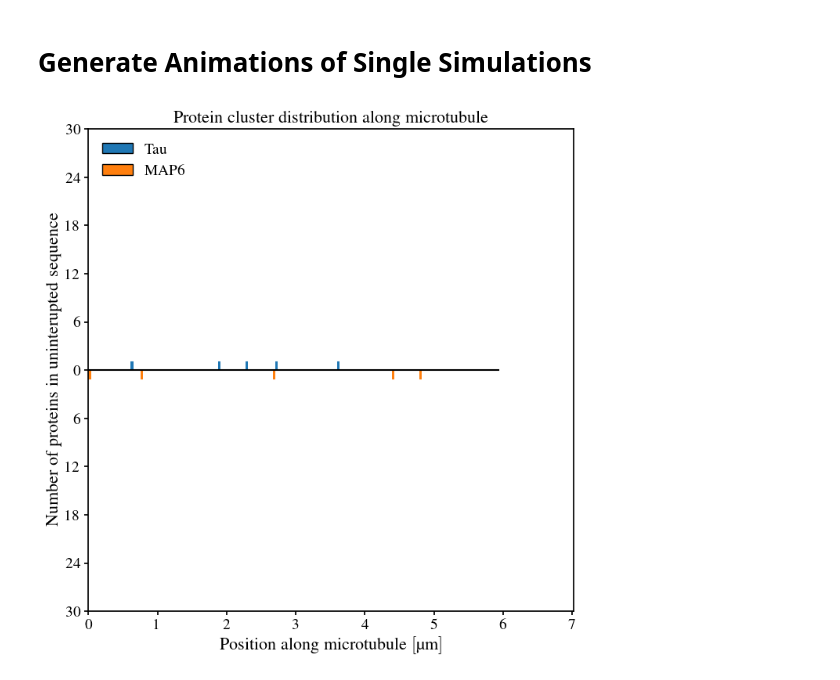
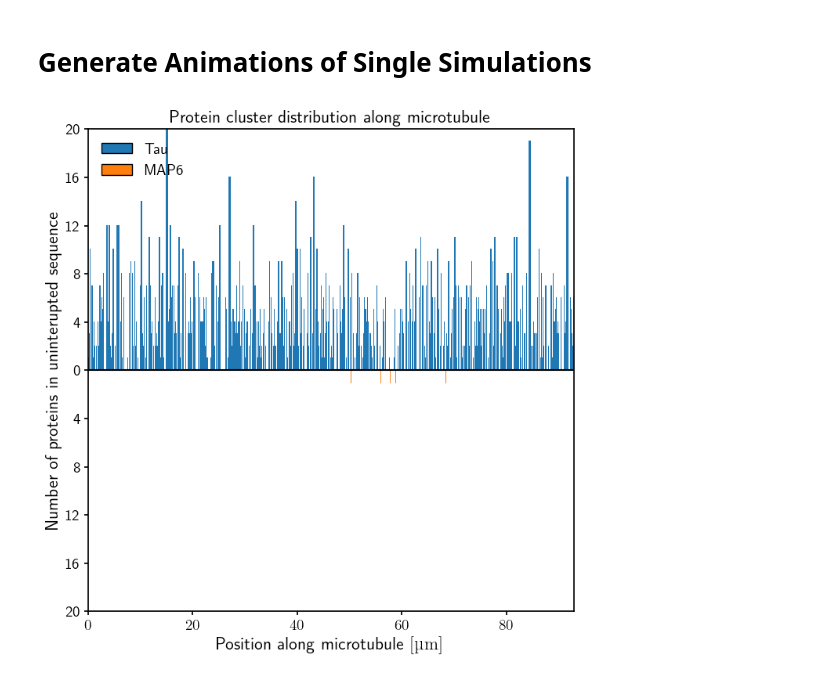
Before and after one commit to CWU-Computational-Biophysics/tau_mts, a Jupyter notebook: sim_animation.ipynb, the cells around one changed output. Saved outputs shown, nothing was run; the diff lists cells and outputs as text; code cells hidden in the pictures.

```diff
--- a/sim_animation.ipynb
+++ b/sim_animation.ipynb
@@ -25,18 +16,31 @@ anim_dir.mkdir(parents=True, exist_ok=True)
+# %%
+# import simulation data to the Simulation class
+sim_file = Path('paper_data2/fig2/fig2_true/true_sim_25_1.mat')
+sim = Simulation(mat_file=sim_file, skip_check=True)
+
+# define figure and animation save directory
+fig_dir = Path('paper_figures') / sim_file.parents[0].parts[-1]
+fig_dir.mkdir(parents=True, exist_ok=True)
 # %%
+# set plotting step
+# step = int((1/sim.get_param('dt')) * 100)
+step = sim.get_nsteps()-1
+# step = 1000
+
 # plot sequence to check plotting parameters
 fig, ax = plt.subplots()
-step = int((1/0.001) * 500)
 sim.plot_sequence_at(
     step=step,
     ax=ax,
-    max_len=True,
+    max_len=False,
     plot_points=False,
     point_domain_ticks=False,
+    # ymax_override=5
 )
 
 # save figure
-fig_file = fig_dir / f"sequence_plot_{sim.get_name()}_at_{step}"
-fig.savefig(fig_file)
+# fig_file = fig_dir / f"sequence_plot_{sim.get_name()}_at_{step}"
+# fig.savefig(fig_file)
 # %% [output]
-[figure, old version]
+[figure, new version]
 # %%
```
Also changed, not shown: parts of 2 cells of this notebook, 3 other files.
